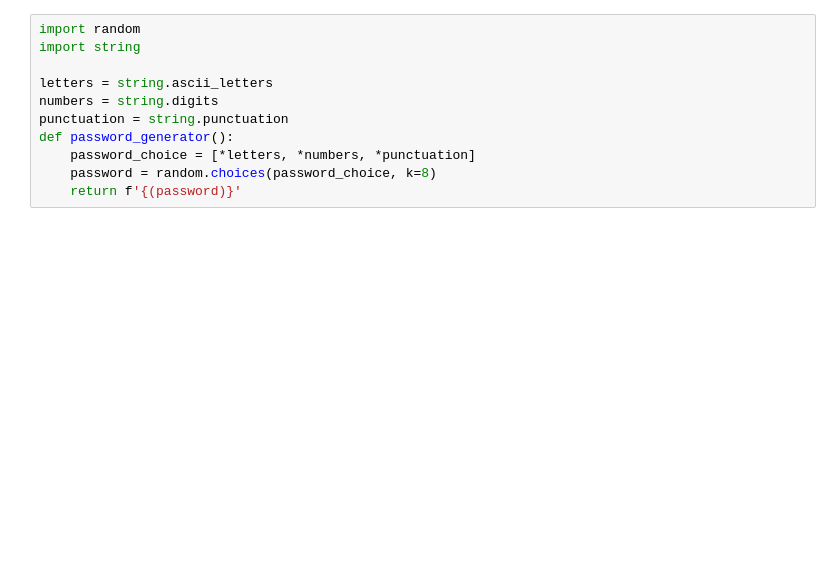
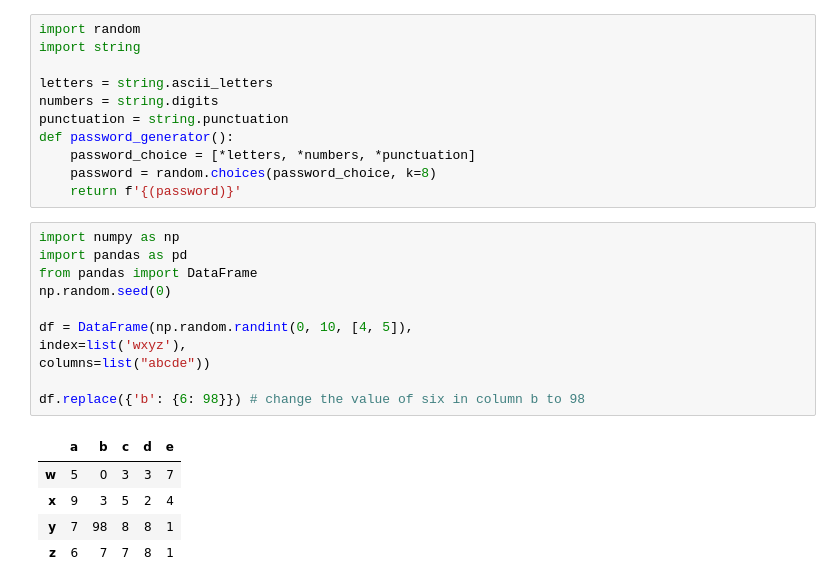
Before and after one commit to Ahmed-ui94/web_programming, a Jupyter notebook: python/python_exercises/Abukar.ipynb, the cells around one changed output. Cells and saved outputs as stored; diff of their text form; blank space fills up the shorter version.

```diff
--- a/python/python_exercises/Abukar.ipynb
+++ b/python/python_exercises/Abukar.ipynb
@@ -1782,3 +1785,20 @@ def password_generator():
     password_choice = [*letters, *numbers, *punctuation]
     password = random.choices(password_choice, k=8)
     return f'{(password)}'
+# %%
+import numpy as np
+import pandas as pd
+from pandas import DataFrame
+np.random.seed(0)
+
+df = DataFrame(np.random.randint(0, 10, [4, 5]),
+index=list('wxyz'),
+columns=list("abcde"))
+
+df.replace({'b': {6: 98}}) # change the value of six in column b to 98
+# %% [output]
+|  | a | b | c | d | e |
+| w | 5 | 0 | 3 | 3 | 7 |
+| x | 9 | 3 | 5 | 2 | 4 |
+| y | 7 | 98 | 8 | 8 | 1 |
+| z | 6 | 7 | 7 | 8 | 1 |
```
Also changed, not shown: parts of 1 cell of this notebook, 1 other file.
